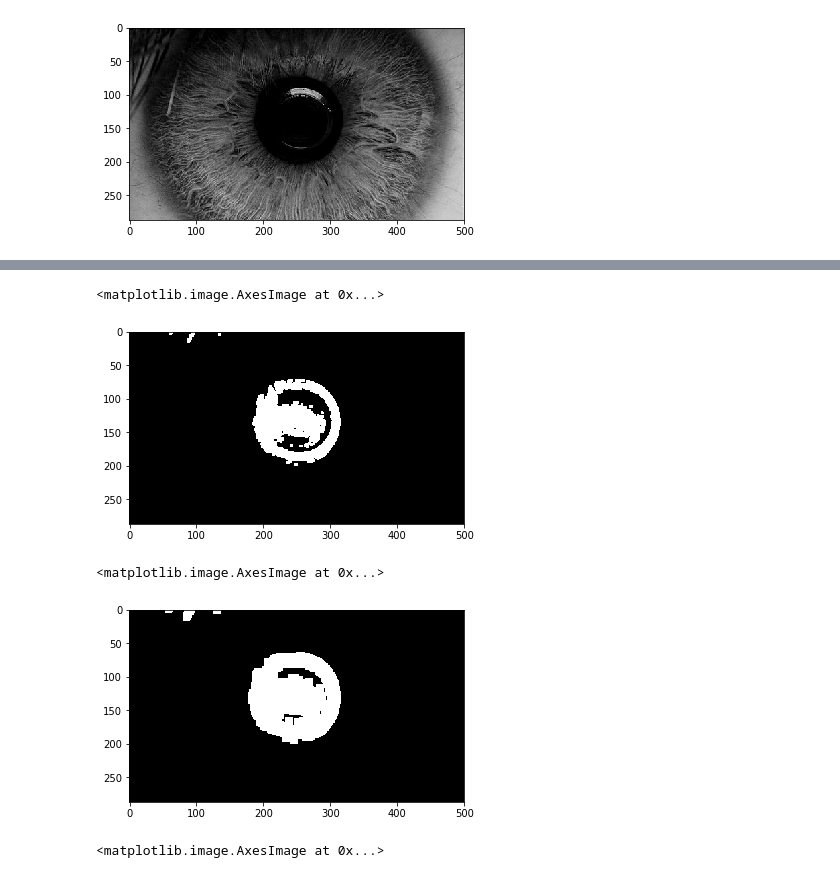
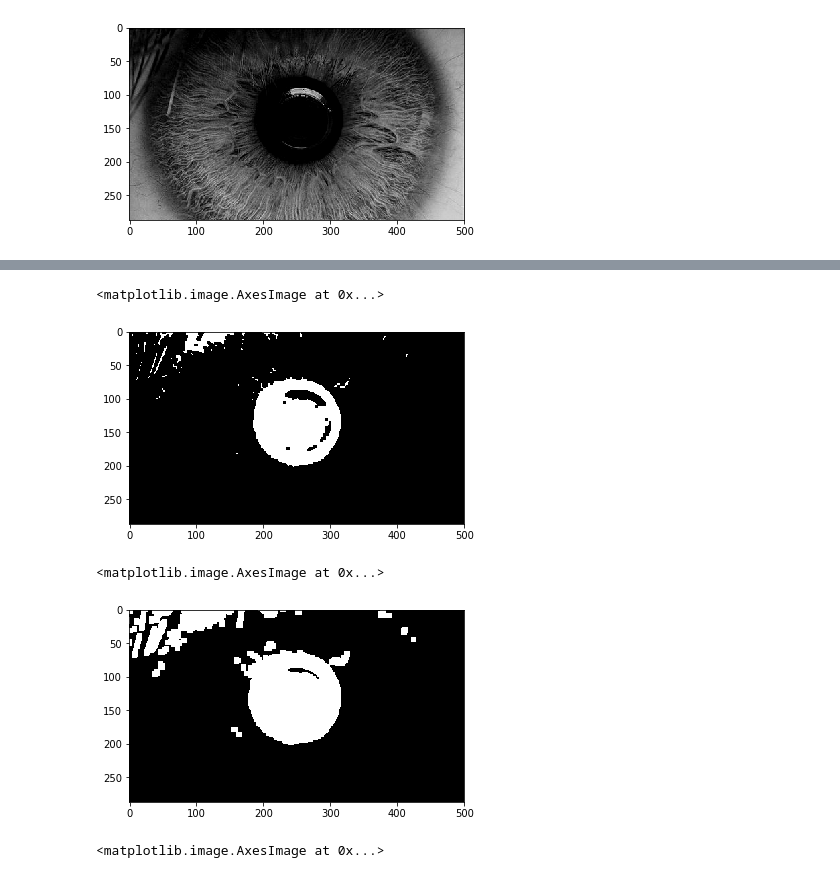
Before and after one commit to alcaster/Biometry-October, a Jupyter notebook: Operation on pixels.ipynb, the cells around one changed output, grey strips where cells are left out. Cells and saved outputs as stored; diff of their text form; code cells hidden in the pictures.

```diff
--- a/Operation on pixels.ipynb
+++ b/Operation on pixels.ipynb
@@ -341,7 +341,7 @@ imshow(grey)
 <matplotlib.image.AxesImage at 0x...>
 [figure]
 # %%
-contrasted = get_contrast(grey, 10)
+contrasted = get_contrast(grey, 15)
 imshow(contrasted)
 # %% [output]
 <matplotlib.image.AxesImage at 0x...>
@@ -360,0 +361,3 @@ imshow(iris_mask)
+# %%
+iris_mask = get_dilatation(iris_mask, 3)
+imshow(iris_mask)
@@ -361,9 +367,9 @@ imshow(iris_mask)
 # %%
-iris_mask = get_opening(iris_mask, 4)
+iris_mask = get_erosion(iris_mask, 4)
 imshow(iris_mask)
 # %% [output]
 <matplotlib.image.AxesImage at 0x...>
-[figure, old version]
+[figure, new version]
 # %%
 dilation_times = 2
 for i in range(5,5-dilation_times,-1):
@@ -371,7 +377,7 @@ for i in range(5,5-dilation_times,-1):
 imshow(iris_mask)
 # %% [output]
 <matplotlib.image.AxesImage at 0x...>
-[figure, old version]
+[figure, new version]
 # %%
 masked_pupil = get_masked_image(grey, iris_mask)
 imshow(masked_pupil.astype
```
Also changed, not shown: parts of 8 cells of this notebook.
